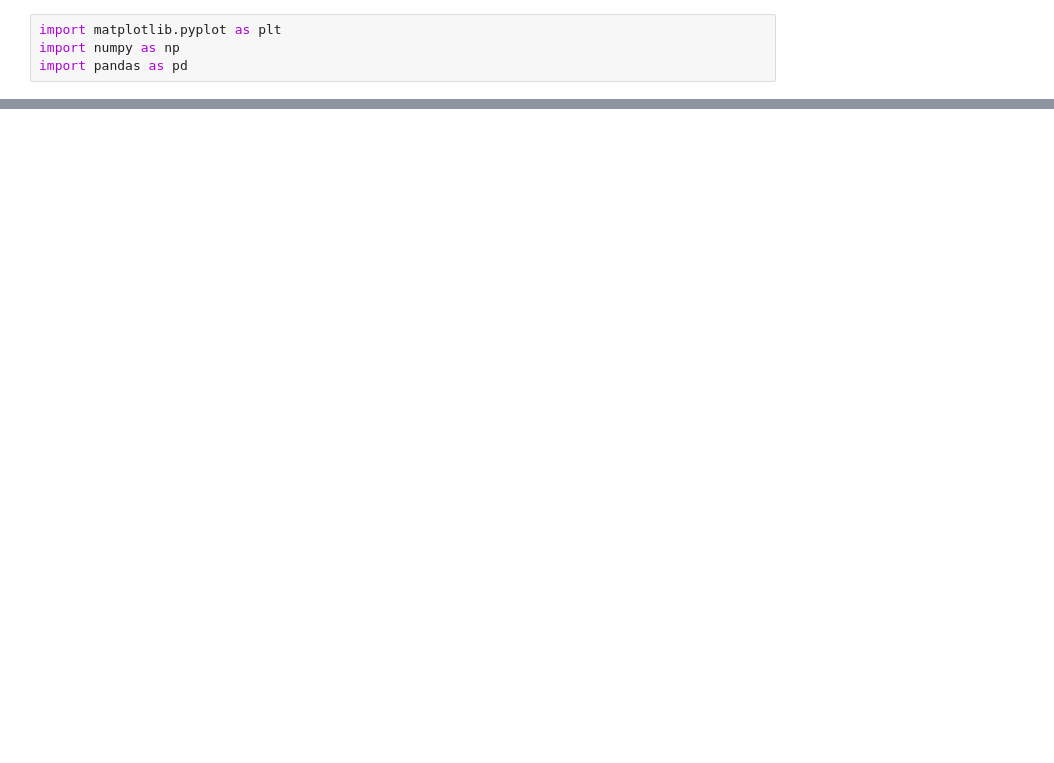
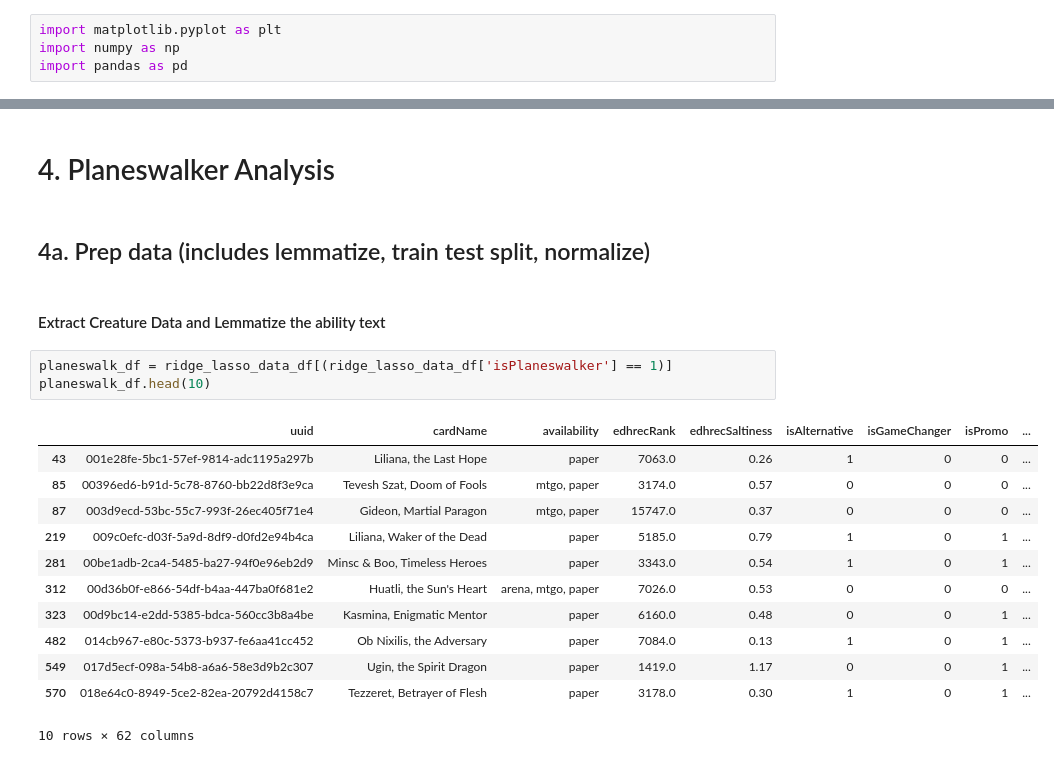
Before and after one commit to janelmjackson/understanding-mtg-card-value-through-ml, a Jupyter notebook: mtgjson_ridge_reg.ipynb, the cells around one changed output, grey strips where cells are left out. Drawn from its saved outputs; the diff is of its cells as text; blank space fills up the shorter version.

```diff
--- a/mtgjson_ridge_reg.ipynb
+++ b/mtgjson_ridge_reg.ipynb
@@ -340,0 +627,22 @@ Mean Square error: 8674.906186737275
+# %% [markdown]
+# 4. Planeswalker Analysis
+# %% [markdown]
+## 4a. Prep data (includes lemmatize, train test split, normalize)
+# %% [markdown]
+#### Extract Creature Data and Lemmatize the ability text
+# %%
+planeswalk_df = ridge_lasso_data_df[(ridge_lasso_data_df['isPlaneswalker'] == 1)]
+planeswalk_df.head(10)
+# %% [output]
+|  | uuid | cardName | availability | edhrecRank | edhrecSaltiness | isAlternative | isGameChanger | isPromo | ... |
+| 43 | 001e28fe-5bc1-57ef-9814-adc1195a297b | Liliana, the Last Hope | paper | 7063.0 | 0.26 | 1 | 0 | 0 | ... |
+| 85 | 00396ed6-b91d-5c78-8760-bb22d8f3e9ca | Tevesh Szat, Doom of Fools | mtgo, paper | 3174.0 | 0.57 | 0 | 0 | 0 | ... |
+| 87 | 003d9ecd-53bc-55c7-993f-26ec405f71e4 | Gideon, Martial Paragon | mtgo, paper | 15747.0 | 0.37 | 0 | 0 | 0 | ... |
+| 219 | 009c0efc-d03f-5a9d-8df9-d0fd2e94b4ca | Liliana, Waker of the Dead | paper | 5185.0 | 0.79 | 1 | 0 | 1 | ... |
+| 281 | 00be1adb-2ca4-5485-ba27-94f0e96eb2d9 | Minsc & Boo, Timeless Heroes | paper | 3343.0 | 0.54 | 1 | 0 | 1 | ... |
+| 312 | 00d36b0f-e866-54df-b4aa-447ba0f681e2 | Huatli, the Sun's Heart | arena, mtgo, paper | 7026.0 | 0.53 | 0 | 0 | 0 | ... |
+| 323 | 00d9bc14-e2dd-5385-bdca-560cc3b8a4be | Kasmina, Enigmatic Mentor | paper | 6160.0 | 0.48 | 0 | 0 | 1 | ... |
+| 482 | 014cb967-e80c-5373-b937-fe6aa41cc452 | Ob Nixilis, the Adversary | paper | 7084.0 | 0.13 | 1 | 0 | 1 | ... |
+| 549 | 017d5ecf-098a-54b8-a6a6-58e3d9b2c307 | Ugin, the Spirit Dragon | paper | 1419.0 | 1.17 | 0 | 0 | 1 | ... |
+| 570 | 018e64c0-8949-5ce2-82ea-20792d4158c7 | Tezzeret, Betrayer of Flesh | paper | 3178.0 | 0.30 | 1 | 0 | 1 | ... |
+10 rows × 62 columns
```
Also changed, not shown: parts of 74 cells of this notebook.
